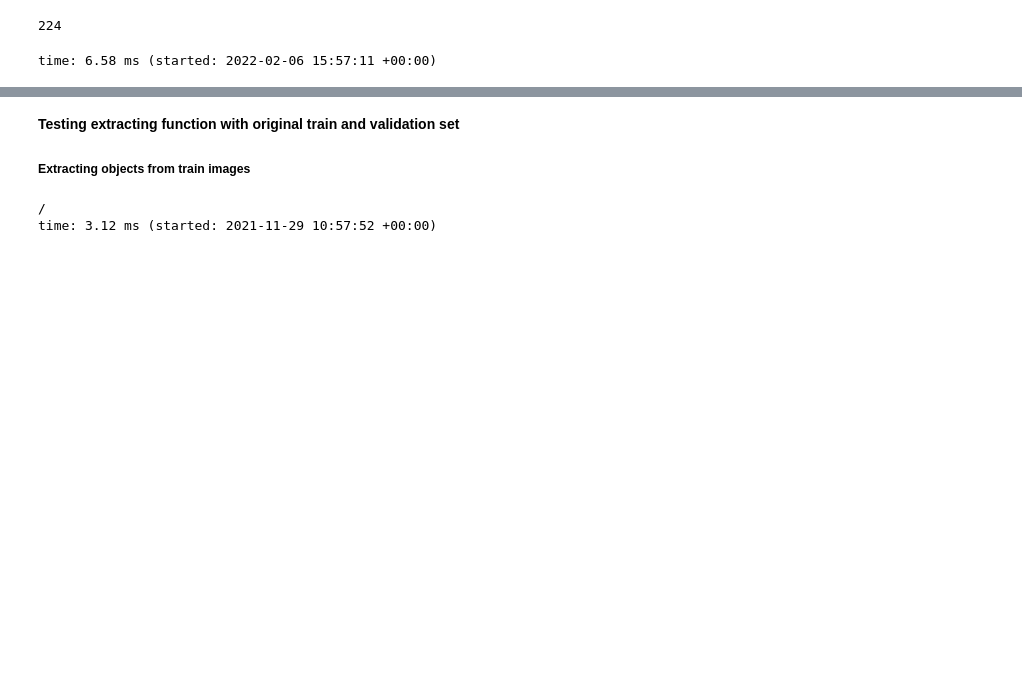
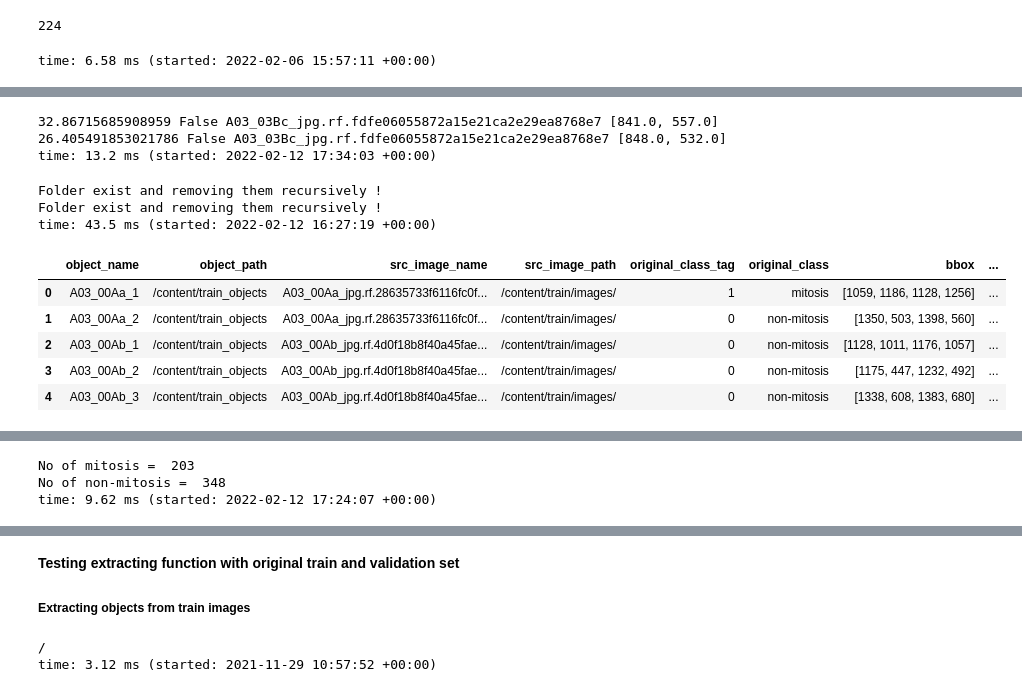
Before and after one commit to akp3210/Mitosis-Detection-, a Jupyter notebook: Mitosis_Det_YOLOv5.ipynb, the cells around one changed output, grey strips where cells are left out. Saved outputs shown, nothing was run; the diff lists cells and outputs as text; code cells hidden in the pictures; blank space fills up the shorter version.

```diff
--- a/Mitosis_Det_YOLOv5.ipynb
+++ b/Mitosis_Det_YOLOv5.ipynb
@@ -1002,0 +980,4 @@ time: 11.1 ms (started: 2022-02-06 15:53:27 +00:00)
+# %%
+def getCentroidScore(bbox_centroid, original_centroid, radius):
+  distance = np.linalg.norm(np.array(original_centroid) - np.array(bbox_centroid))
+  return distance
@@ -1008,31 +991,30 @@ train_pixel_conf_label_path = "/content/train/pixel_conf_labels"
 remove_folder(train_pixel_conf_label_path)
 os.mkdir(train_pixel_conf_label_path)
 conf_list = [1, 0.8, 0.2, 0]
-radius = 15
+radius = 26 #32
 label_ext = ".txt"
 image_filename = sorted(get_data_filenames(train_pixel_label_path))
-
-for filename in image_filename[:3]:
+l=[]
+for filename in image_filename:
   #print(filename)
-  class_and_coordinates = get_labels(os.path.join(train_pixel_label_path, filename + label_ext))
+  labels = get_labels(os.path.join(train_pixel_label_path, filename + label_ext)) #labels for an image
   file_dir = os.path.join(train_pixel_conf_label_path, filename + label_ext)
   file = open(file_dir, "w")
-  for label in class_and_coordinates:
+  for label in labels:
     #label = list(map(float,label.split(' ')))
     class_tag1 = int(label[0])
     bbox = label[1:]
     bbox_centroid = getCentroid(bbox)
-    print(class_tag1, bbox, bbox_centroid)
-    class_coordinates_conf = get_labels(os.path.join(combined_centroid_labels_path, filename[:8] + label_ext))
-    for label in class_coordinates_conf:
+    #print(class_tag1, bbox, bbox_centroid)
+    centroid_labels = get_labels(os.path.join(combined_centroid_labels_path, filename[:8] + label_ext))
+    for label in centroid_labels:
       class_tag2 = label[0]
       original_centroid = label[1:3]
       conf = label[3]
-      print(class_tag2, original_centroid, conf)
+      #print(class_tag2, original_centroid, conf)
+      l.append([getCentroidScore(bbox_centroid, original_centroid, radius), isCentroid(bbox_centroid, original_centroid, radius), filename, original_centroid])
       if isCentroid(bbox_centroid, original_centroid, radius) and (class_tag1 == class_tag2) and (conf in conf_list):
-        print(True)
-
-
+        #print(True)
         x1, y1, x2, y2 = map(int, bbox)
         line = "{} {} {} {} {} {}".format(class_tag1, x1, y1, x2, y2, conf)
         file.write(line + "\n")
@@ -1044 +1040,16 @@ time: 58.1 ms (started: 2022-02-06 18:07:58 +00:00)
+# %%
+for a,b,c,d in l:
+  if a>26 and a<=50:
+    print(a,b,c,d)
+# %% [output]
+32.86715685908959 False A03_03Bc_jpg.rf.fdfe06055872a15e21ca2e29ea8768e7 [841.0, 557.0]
+26.405491853021786 False A03_03Bc_jpg.rf.fdfe06055872a15e21ca2e29ea8768e7 [848.0, 532.0]
+time: 13.2 ms (started: 2022-02-12 17:34:03 +00:00)
+# %%
+remove_folder(mitosisPath)
+remove_folder(nonMitosisPath)
+# %% [output]
+Folder exist and removing them recursively !
+Folder exist and removing them recursively !
+time: 43.5 ms (started: 2022-02-12 16:27:19 +00:00)
 # %%
@@ -1135,0 +1150,9 @@ for filename in image_filename:
+# %%
+df.head()
+# %% [output]
+|  | object_name | object_path | src_image_name | src_image_path | original_class_tag | original_class | bbox | ... |
+| 0 | A03_00Aa_1 | /content/train_objects | A03_00Aa_jpg.rf.28635733f6116fc0f... | /content/train/images/ | 1 | mitosis | [1059, 1186, 1128, 1256] | ... |
+| 1 | A03_00Aa_2 | /content/train_objects | A03_00Aa_jpg.rf.28635733f6116fc0f... | /content/train/images/ | 0 | non-mitosis | [1350, 503, 1398, 560] | ... |
+| 2 | A03_00Ab_1 | /content/train_objects | A03_00Ab_jpg.rf.4d0f18b8f40a45fae... | /content/train/images/ | 0 | non-mitosis | [1128, 1011, 1176, 1057] | ... |
+| 3 | A03_00Ab_2 | /content/train_objects | A03_00Ab_jpg.rf.4d0f18b8f40a45fae... | /content/train/images/ | 0 | non-mitosis | [1175, 447, 1232, 492] | ... |
+| 4 | A03_00Ab_3 | /content/train_objects | A03_00Ab_jpg.rf.4d0f18b8f40a45fae... | /content/train/images/ | 0 | non-mitosis | [1338, 608, 1383, 680] | ... |
@@ -1135,0 +1160,7 @@ for filename in image_filename:
+# %%
+print("No of mitosis = ",df[df["original_class_tag"]==1].shape[0])
+print("No of non-mitosis = ",df[df["original_class_tag"]==0].shape[0])
+# %% [output]
+No of mitosis =  203
+No of non-mitosis =  348
+time: 9.62 ms (started: 2022-02-12 17:24:07 +00:00)
```
Also changed, not shown: parts of 39 cells of this notebook.
